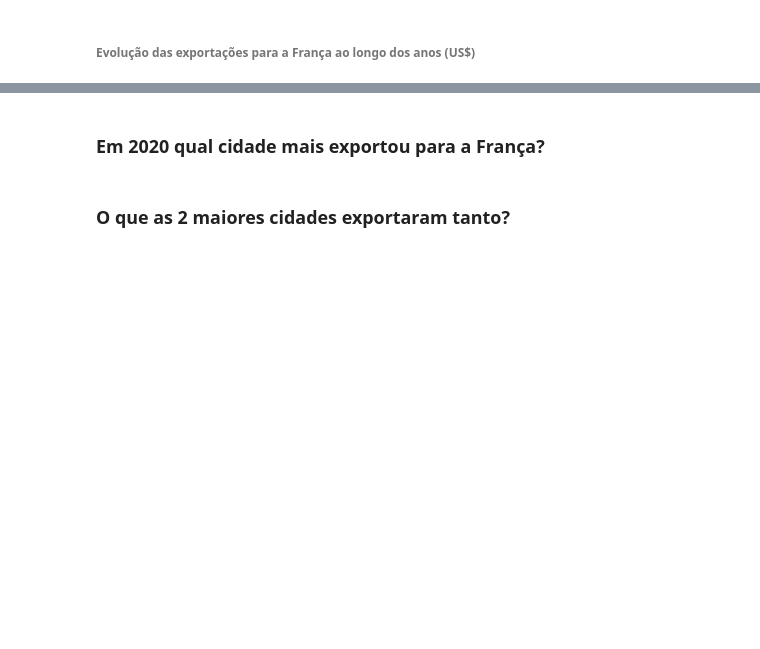
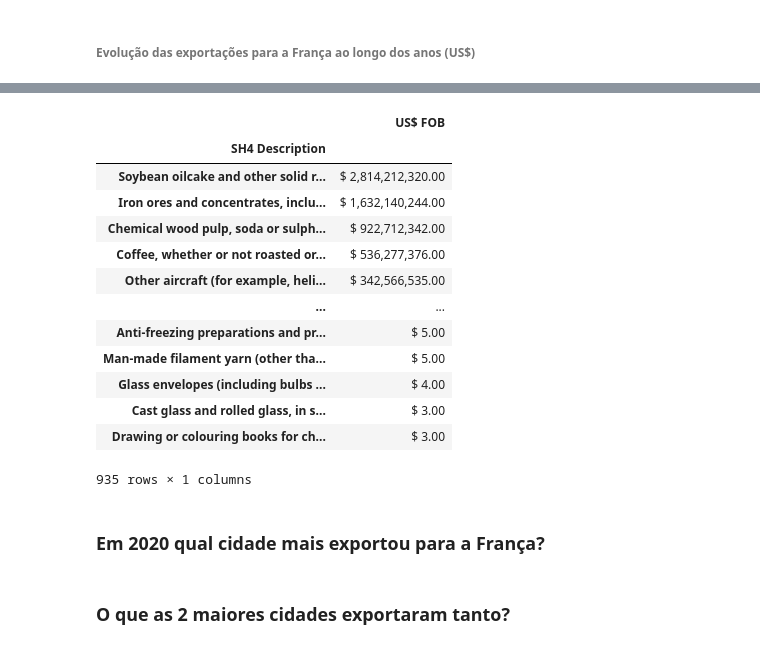
Before and after one commit to gsoaresdz/export, a Jupyter notebook: Main.ipynb, the cells around one changed output, grey strips where cells are left out. Saved outputs shown, nothing was run; the diff lists cells and outputs as text; code cells hidden in the pictures; blank space fills up the shorter version.

```diff
--- a/Main.ipynb
+++ b/Main.ipynb
@@ -80,3 +86,25 @@ display(exportacao_ano)
+# %%
+exportacao_produto = tabela.groupby("SH4 Description").sum()
+exportacao_produto = exportacao_produto[["US$ FOB"]]
+exportacao_produto = exportacao_produto.sort_values("US$ FOB", ascending=False)
+exportacao_produto["US$ FOB"] = exportacao_produto["US$ FOB"].map(formatacao)
+
+display(exportacao_produto)
+# %% [output]
+|  | US$ FOB |
+| SH4 Description |  |
+| Soybean oilcake and other solid r... | $ 2,814,212,320.00 |
+| Iron ores and concentrates, inclu... | $ 1,632,140,244.00 |
+| Chemical wood pulp, soda or sulph... | $ 922,712,342.00 |
+| Coffee, whether or not roasted or... | $ 536,277,376.00 |
+| Other aircraft (for example, heli... | $ 342,566,535.00 |
+| ... | ... |
+| Anti-freezing preparations and pr... | $ 5.00 |
+| Man-made filament yarn (other tha... | $ 5.00 |
+| Glass envelopes (including bulbs ... | $ 4.00 |
+| Cast glass and rolled glass, in s... | $ 3.00 |
+| Drawing or colouring books for ch... | $ 3.00 |
+935 rows × 1 columns
 # %% [markdown]
 ### Em 2020 qual cidade mais exportou para a França?
 # %% [markdown]
```
Also changed, not shown: parts of 4 cells of this notebook.
